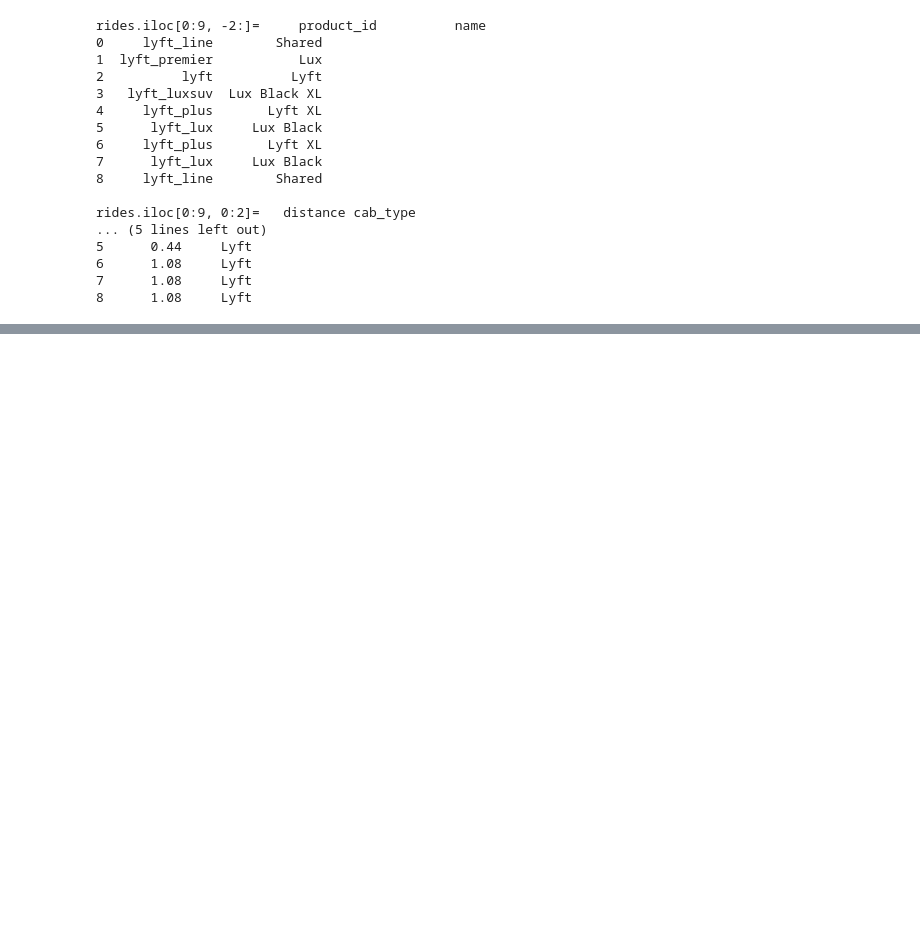
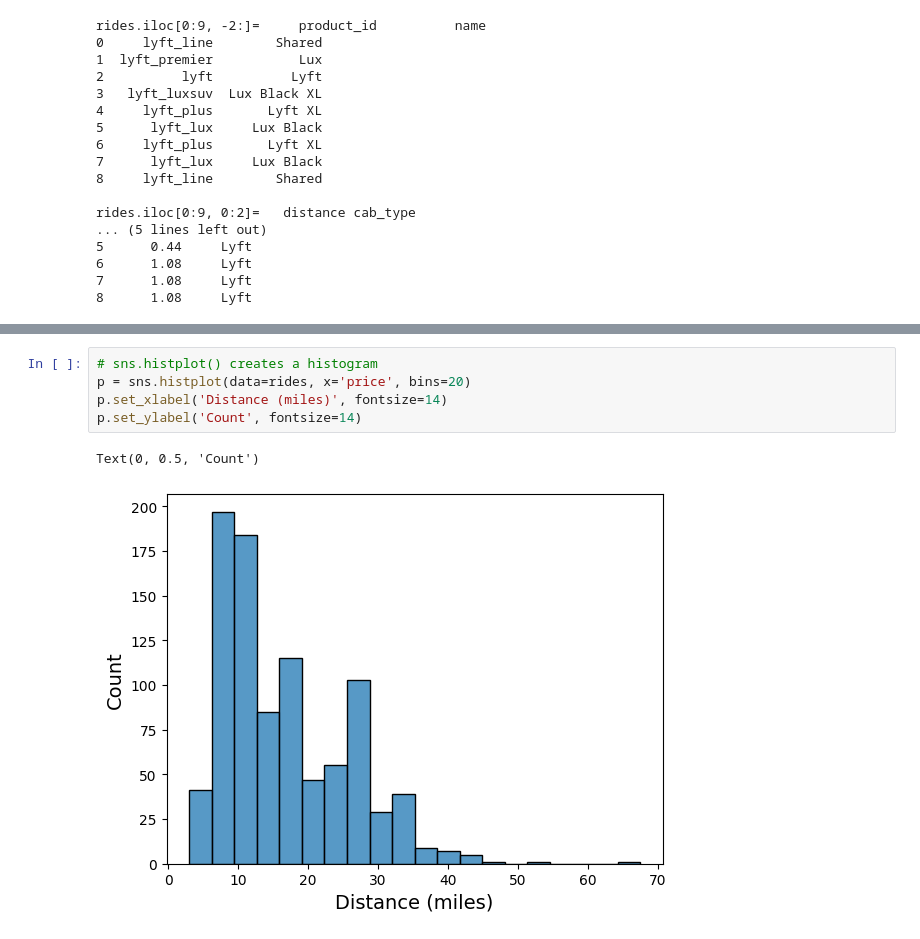
Before and after one commit to everestso/Summer24, a Jupyter notebook: zyBookChapter1.ipynb, the cells around one changed output, grey strips where cells are left out. Saved outputs shown, nothing was run; the diff lists cells and outputs as text; blank space fills up the shorter version.

```diff
--- a/zyBookChapter1.ipynb
+++ b/zyBookChapter1.ipynb
@@ -38,0 +82,8 @@ rides.iloc[0:9, 0:2]=   distance cab_type
+# %%
+# sns.histplot() creates a histogram
+p = sns.histplot(data=rides, x='price', bins=20)
+p.set_xlabel('Distance (miles)', fontsize=14)
+p.set_ylabel('Count', fontsize=14)
+# %% [output]
+Text(0, 0.5, 'Count')
+[figure, added]
```
Also changed, not shown: parts of 5 cells of this notebook.
